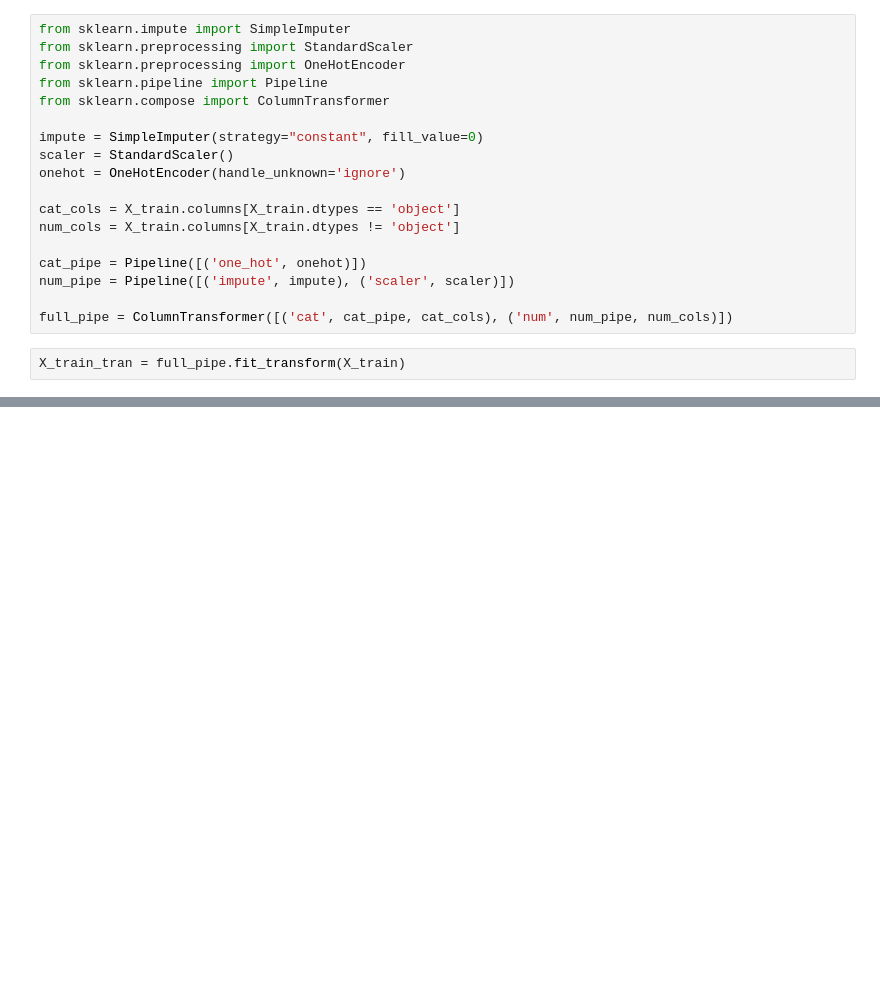
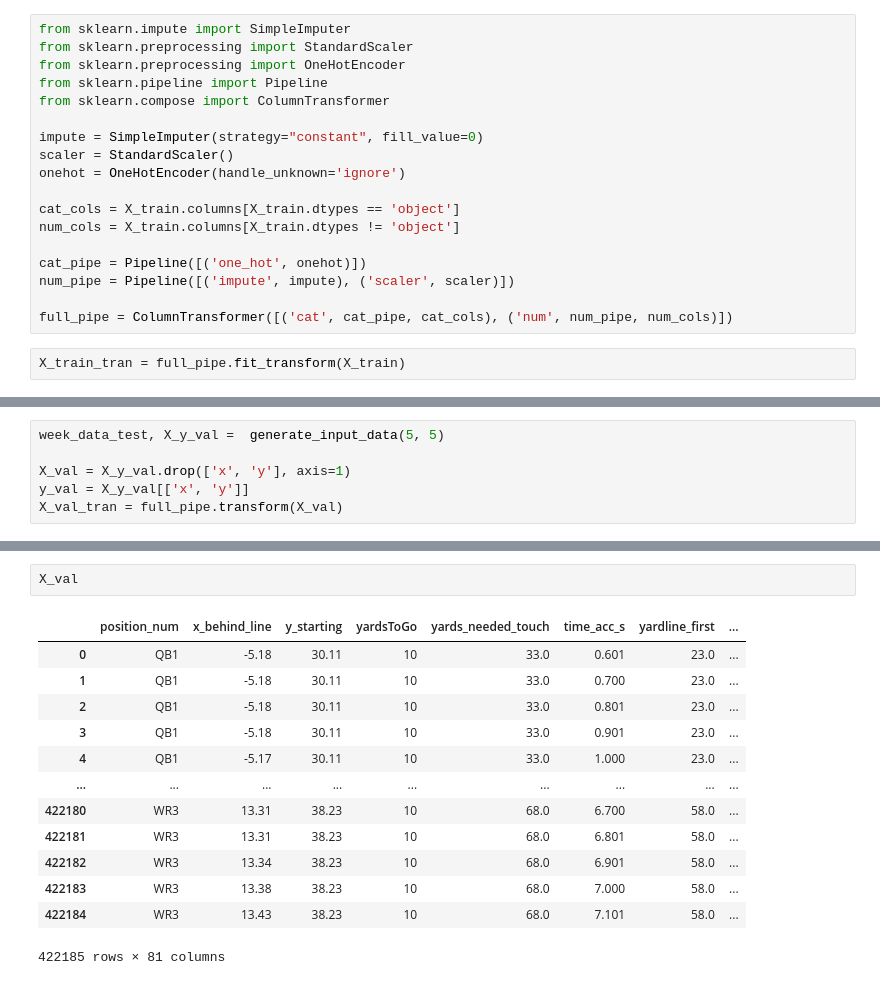
Before and after one commit to andrewbakert/NFL_Pass_Pred, a Jupyter notebook: model_test.ipynb, the cells around one changed output, grey strips where cells are left out. Cells and saved outputs as stored; diff of their text form; blank space fills up the shorter version.

```diff
--- a/model_test.ipynb
+++ b/model_test.ipynb
@@ -81,0 +176,6 @@ r2_scores_val = [r2_score(y_val, y_pred) for y_val, y_pred in zip(y_vals_rand, y
+# %%
+week_data_test, X_y_val =  generate_input_data(5, 5)
+
+X_val = X_y_val.drop(['x', 'y'], axis=1)
+y_val = X_y_val[['x', 'y']]
+X_val_tran = full_pipe.transform(X_val)
@@ -81,0 +203,16 @@ r2_scores_val = [r2_score(y_val, y_pred) for y_val, y_pred in zip(y_vals_rand, y
+# %%
+X_val
+# %% [output]
+|  | position_num | x_behind_line | y_starting | yardsToGo | yards_needed_touch | time_acc_s | yardline_first | ... |
+| 0 | QB1 | -5.18 | 30.11 | 10 | 33.0 | 0.601 | 23.0 | ... |
+| 1 | QB1 | -5.18 | 30.11 | 10 | 33.0 | 0.700 | 23.0 | ... |
+| 2 | QB1 | -5.18 | 30.11 | 10 | 33.0 | 0.801 | 23.0 | ... |
+| 3 | QB1 | -5.18 | 30.11 | 10 | 33.0 | 0.901 | 23.0 | ... |
+| 4 | QB1 | -5.17 | 30.11 | 10 | 33.0 | 1.000 | 23.0 | ... |
+| ... | ... | ... | ... | ... | ... | ... | ... | ... |
+| 422180 | WR3 | 13.31 | 38.23 | 10 | 68.0 | 6.700 | 58.0 | ... |
+| 422181 | WR3 | 13.31 | 38.23 | 10 | 68.0 | 6.801 | 58.0 | ... |
+| 422182 | WR3 | 13.34 | 38.23 | 10 | 68.0 | 6.901 | 58.0 | ... |
+| 422183 | WR3 | 13.38 | 38.23 | 10 | 68.0 | 7.000 | 58.0 | ... |
+| 422184 | WR3 | 13.43 | 38.23 | 10 | 68.0 | 7.101 | 58.0 | ... |
+422185 rows × 81 columns
```
Also changed, not shown: parts of 32 cells of this notebook, 4 other files.
